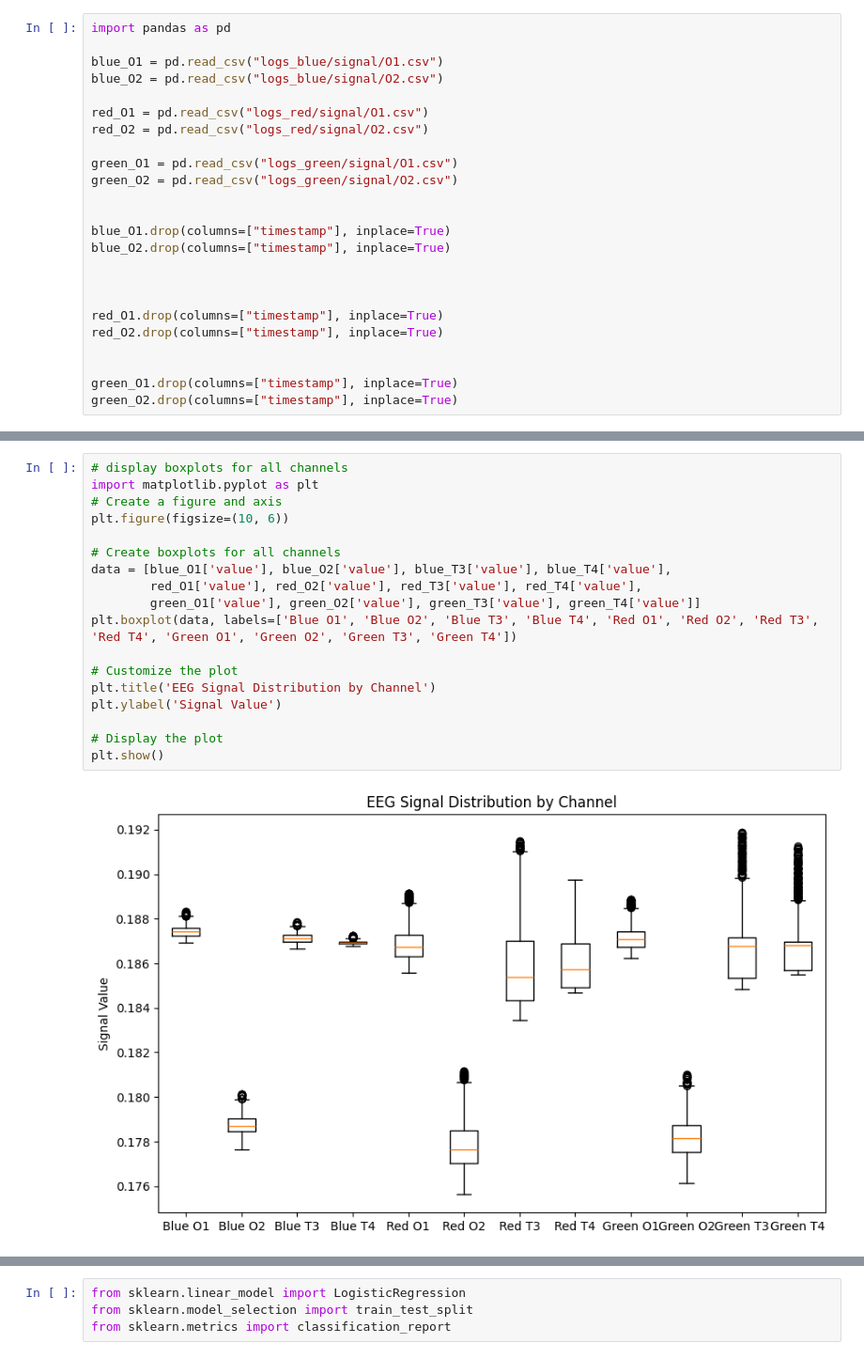
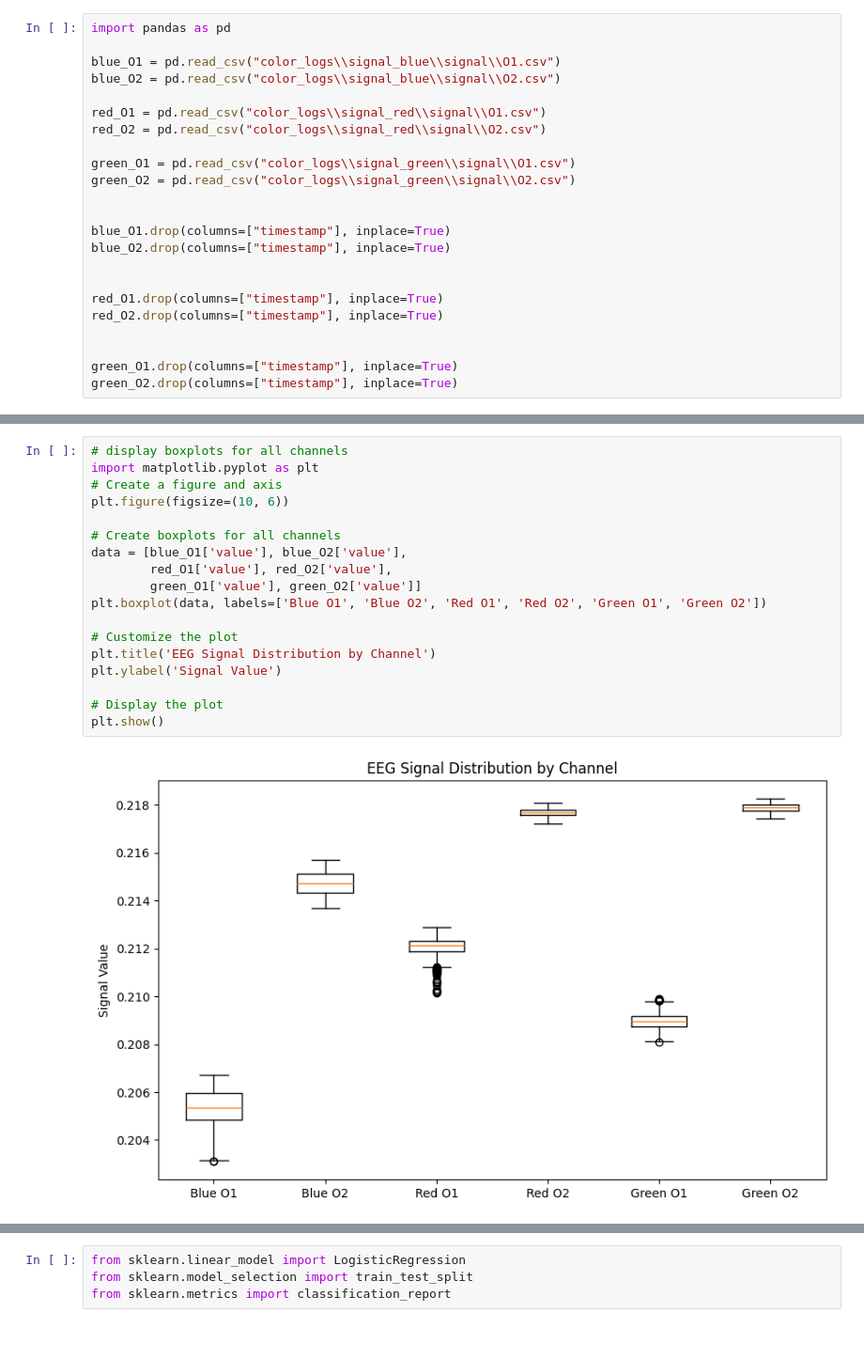
Before and after one commit to Owenyx/Capstone, a Jupyter notebook: test_EEG_learning.ipynb, the cells around one changed output, grey strips where cells are left out. Shown at 94% size. Saved outputs shown, nothing was run; the diff lists cells and outputs as text.

Commit message:
Visualizer improvements + HEG data collection improvements

```diff
--- a/test_EEG_learning.ipynb
+++ b/test_EEG_learning.ipynb
@@ -1,19 +1,18 @@
 # %%
 import pandas as pd
 
-blue_O1 = pd.read_csv("logs_blue/signal/O1.csv")
-blue_O2 = pd.read_csv("logs_blue/signal/O2.csv")
+blue_O1 = pd.read_csv("color_logs\\signal_blue\\signal\\O1.csv")
+blue_O2 = pd.read_csv("color_logs\\signal_blue\\signal\\O2.csv")
 
-red_O1 = pd.read_csv("logs_red/signal/O1.csv")
-red_O2 = pd.read_csv("logs_red/signal/O2.csv")
+red_O1 = pd.read_csv("color_logs\\signal_red\\signal\\O1.csv")
+red_O2 = pd.read_csv("color_logs\\signal_red\\signal\\O2.csv")
 
-green_O1 = pd.read_csv("logs_green/signal/O1.csv")
-green_O2 = pd.read_csv("logs_green/signal/O2.csv")
+green_O1 = pd.read_csv("color_logs\\signal_green\\signal\\O1.csv")
+green_O2 = pd.read_csv("color_logs\\signal_green\\signal\\O2.csv")
 
 
 blue_O1.drop(columns=["timestamp"], inplace=True)
 blue_O2.drop(columns=["timestamp"], inplace=True)
-
 
 
 red_O1.drop(columns=["timestamp"], inplace=True)
@@ -67,23 +60,23 @@ green_T4 = remove_outliers_mad(green_T4)
 # %%
 # display boxplots for all channels
 import matplotlib.pyplot as plt
 # Create a figure and axis
 plt.figure(figsize=(10, 6))
 
 # Create boxplots for all channels
-data = [blue_O1['value'], blue_O2['value'], blue_T3['value'], blue_T4['value'],
-        red_O1['value'], red_O2['value'], red_T3['value'], red_T4['value'],
-        green_O1['value'], green_O2['value'], green_T3['value'], green_T4['value']]
-plt.boxplot(data, labels=['Blue O1', 'Blue O2', 'Blue T3', 'Blue T4', 'Red O1', 'Red O2', 'Red T3', 'Red T4', 'Green O1', 'Green O2', 'Green T3', 'Green T4'])
+data = [blue_O1['value'], blue_O2['value'],
+        red_O1['value'], red_O2['value'],
+        green_O1['value'], green_O2['value']]
+plt.boxplot(data, labels=['Blue O1', 'Blue O2', 'Red O1', 'Red O2', 'Green O1', 'Green O2'])
 
 # Customize the plot
 plt.title('EEG Signal Distribution by Channel')
 plt.ylabel('Signal Value')
 
 # Display the plot
 plt.show()
 # %% [output]
-[figure, old version]
+[figure, new version]
 # %%
 # add labels
 # Align the lengths of blue_O1 and blue_O2 and create a new DataFrame with columns "O1" and "O2"
```
Also changed, not shown: parts of 9 cells of this notebook, 7 other files.
